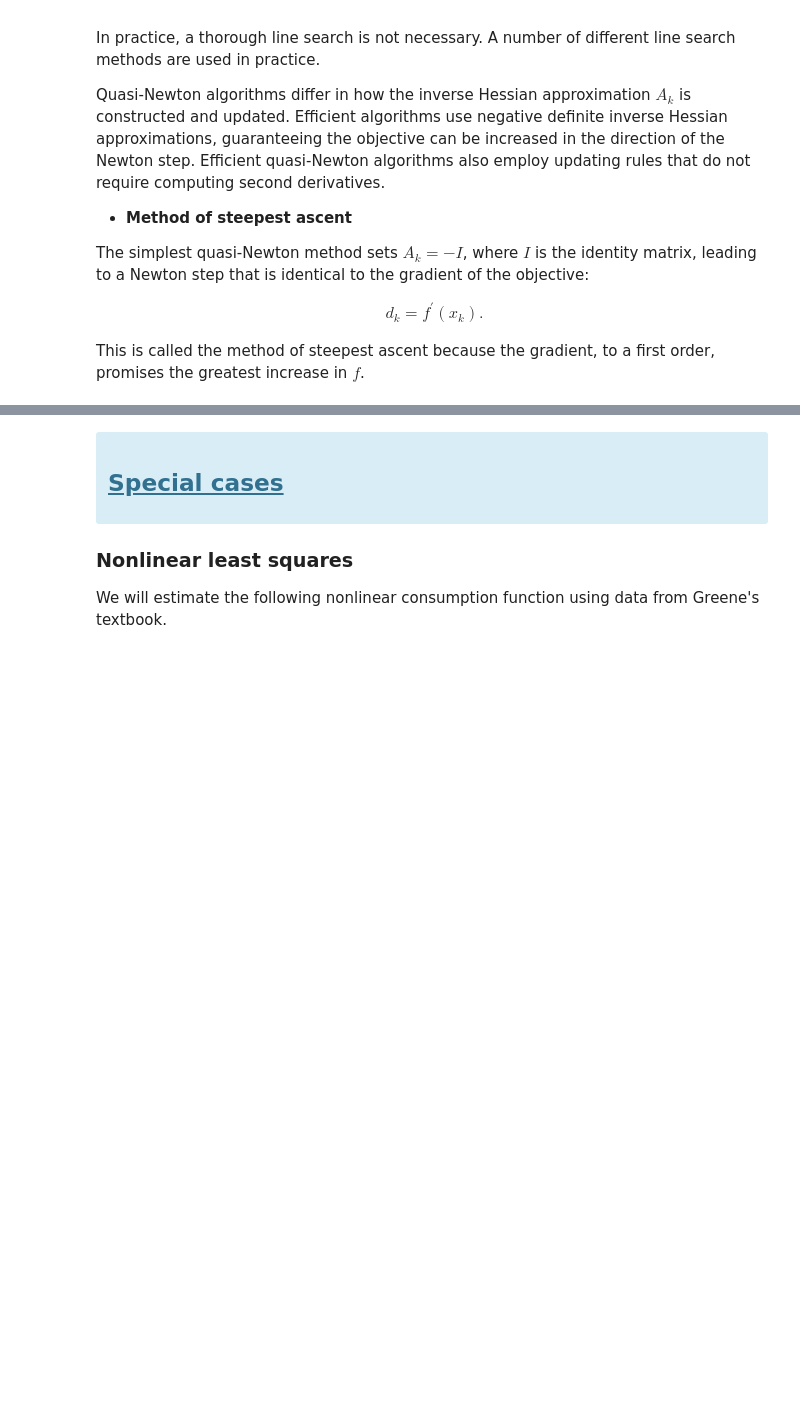
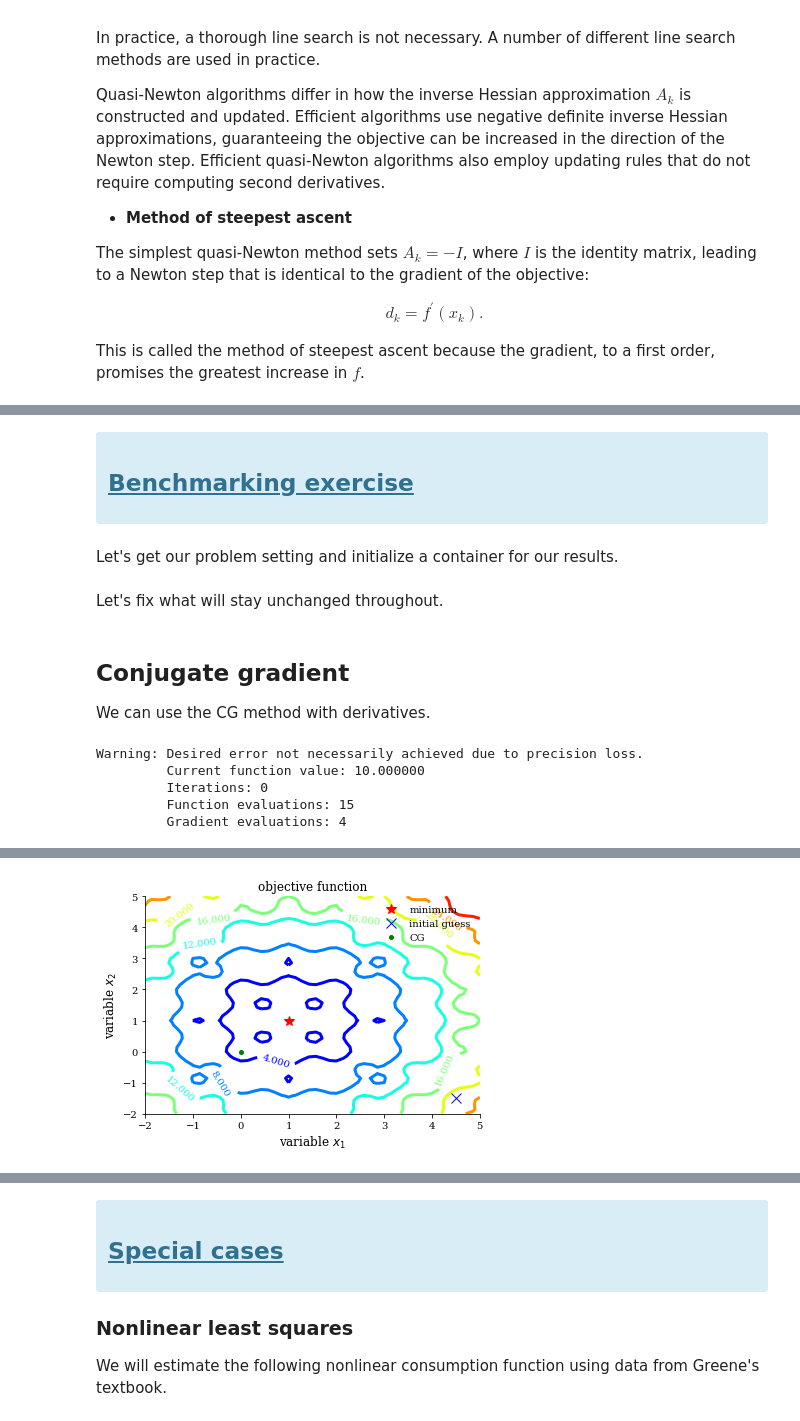
Before and after one commit to OpenSourceEconomics/ose-course-scientific-computing, a Jupyter notebook: lectures/optimization/notebook.ipynb, the cells around one changed output, grey strips where cells are left out. Drawn from its saved outputs; the diff is of its cells as text; code cells hidden in the pictures; blank space fills up the shorter version.

```diff
--- a/lectures/optimization/notebook.ipynb
+++ b/lectures/optimization/notebook.ipynb
@@ -369,0 +296,36 @@ This is called the method of steepest ascent because the gradient, to a first or
+# %% [markdown]
+<div class="alert alert-block alert-info">
+    <u><h2>Benchmarking exercise</h2></u>
+</div>
+# %% [markdown]
+Let's get our problem setting and initialize a container for our results.
+# %%
+add_noise, add_illco, dimension = True, False, 10
+# %%
+x0 = np.zeros(dimension)
+opt_test_function, opt_test_gradient = get_problem(dimension, add_noise, add_illco)
+df = pd.DataFrame(columns=["Method", "Iteration", "Distance"], index=range(4))
+# %% [markdown]
+Let's fix what will stay unchanged throughout.
+# %%
+call_optimizer = partial(
+    opt.minimize,
+    fun=opt_test_function,
+    x0=x0,
+    jac=opt_test_gradient,
+    options={"disp": True, "return_all": True},
+)
+# %% [markdown]
+## Conjugate gradient
+
+We can use the CG method with derivatives.
+# %%
+res = call_optimizer(method="CG")
+df = process_results(df, "CG", res, 0)
+plot_contour(opt_test_function, res.allvecs, "CG")
+# %% [output]
+Warning: Desired error not necessarily achieved due to precision loss.
+         Current function value: 10.000000
+         Iterations: 0
+         Function evaluations: 15
+         Gradient evaluations: 4
@@ -369,0 +333 @@ This is called the method of steepest ascent because the gradient, to a first or
+[figure, added]
```
Also changed, not shown: parts of 43 cells of this notebook, 5 other files.
